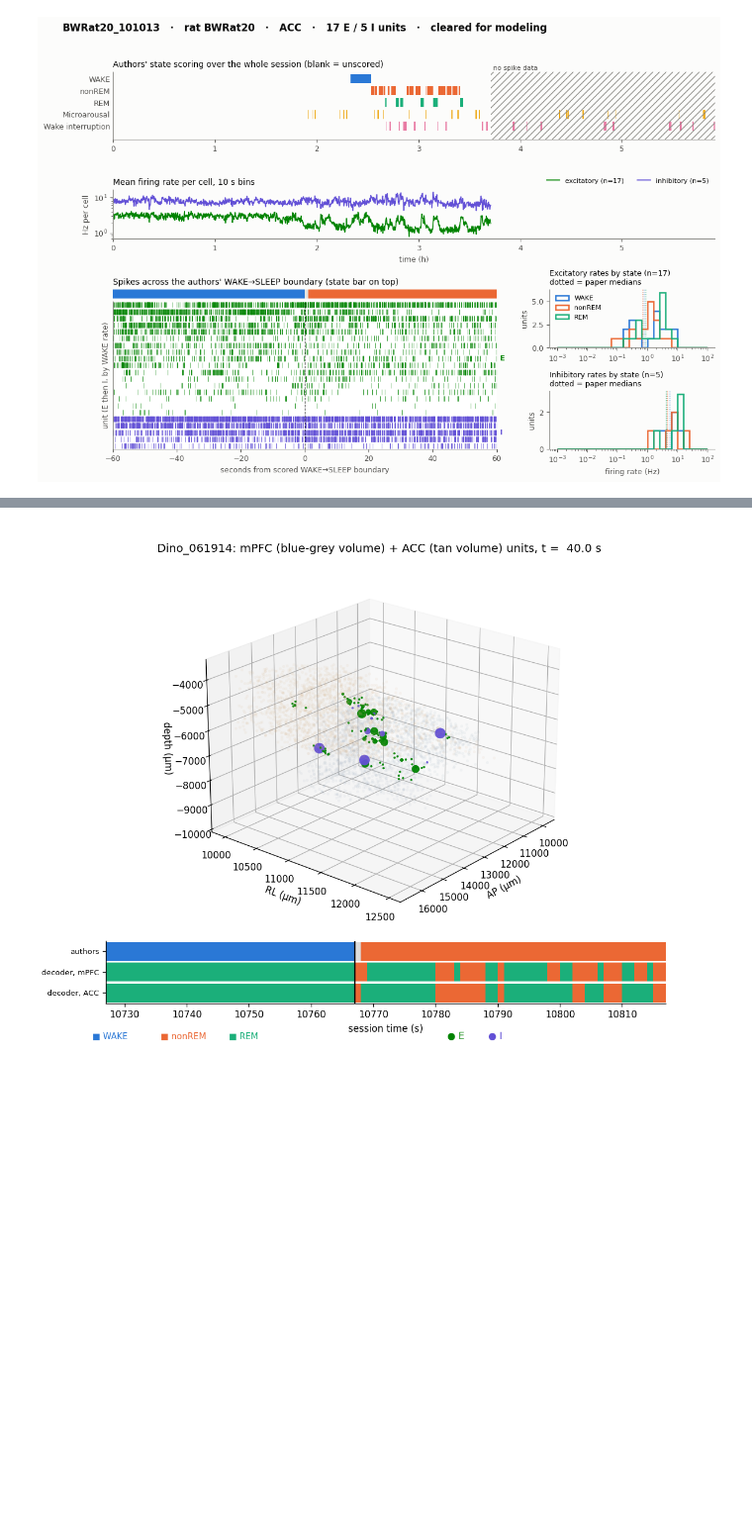
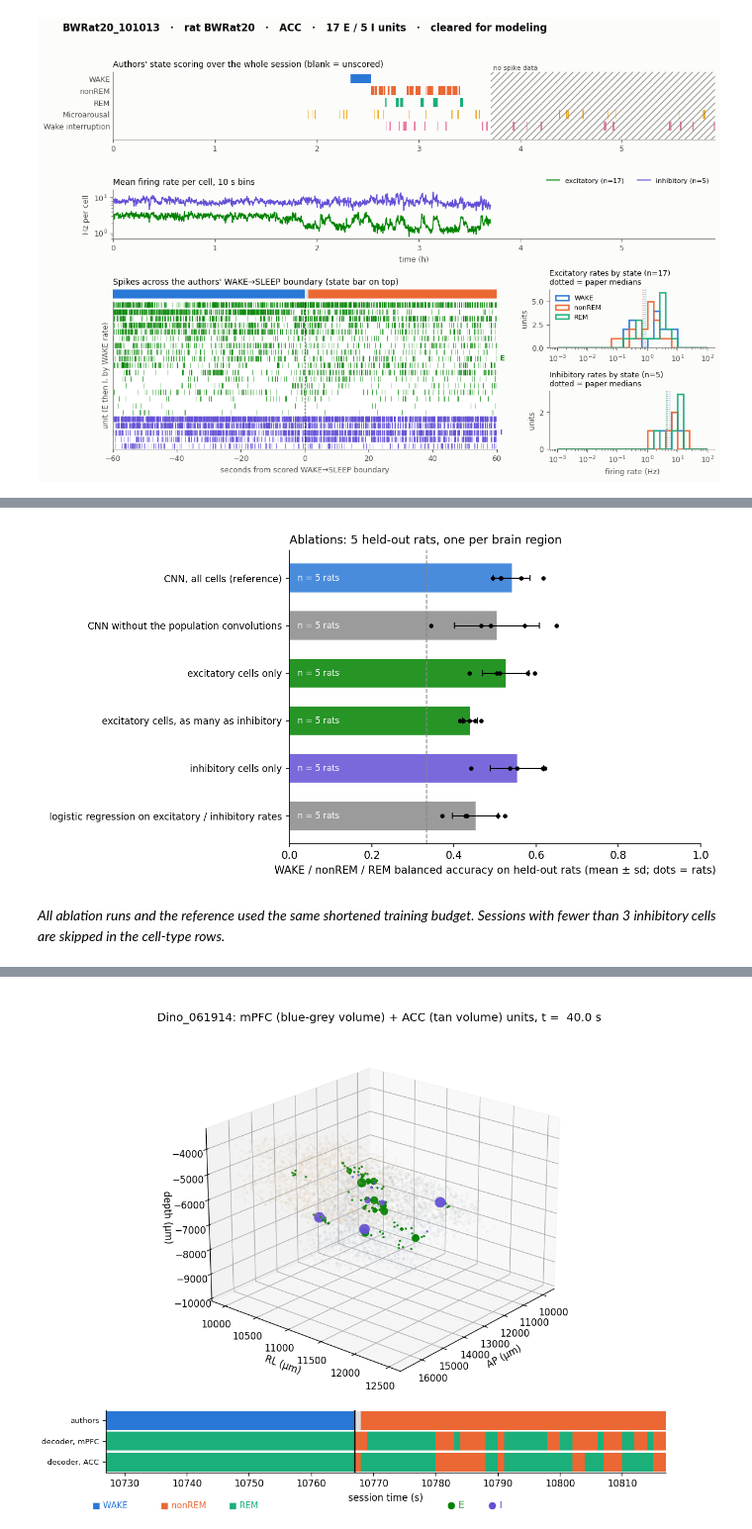
Before and after one commit to lucagandrud/PSYC40Final, a Jupyter notebook: notebooks/PSYC40Final.ipynb, the cells around one changed output, grey strips where cells are left out. Shown at 99% size. Cells and saved outputs as stored; diff of their text form; code cells hidden in the pictures; blank space fills up the shorter version.

```diff
--- a/notebooks/PSYC40Final.ipynb
+++ b/notebooks/PSYC40Final.ipynb
@@ -172,0 +145,7 @@ Onset latency: first second (from −30 s) at which the median curve leaves its
+# %%
+display(Image("../figures/results_ablations.png", width=850))
+display(HTML("<p><i>All ablation runs and the reference used the same shortened training budget. "
+             "Sessions with fewer than 3 inhibitory cells are skipped in the cell-type rows.</i></p>"))
+# %% [output]
+[figure, added]
+All ablation runs and the reference used the same shortened training budget. Sessions with fewer than 3 inhibitory cells are skipped in the cell-type rows.
```
Also changed, not shown: parts of 21 cells of this notebook, 11 other files.
